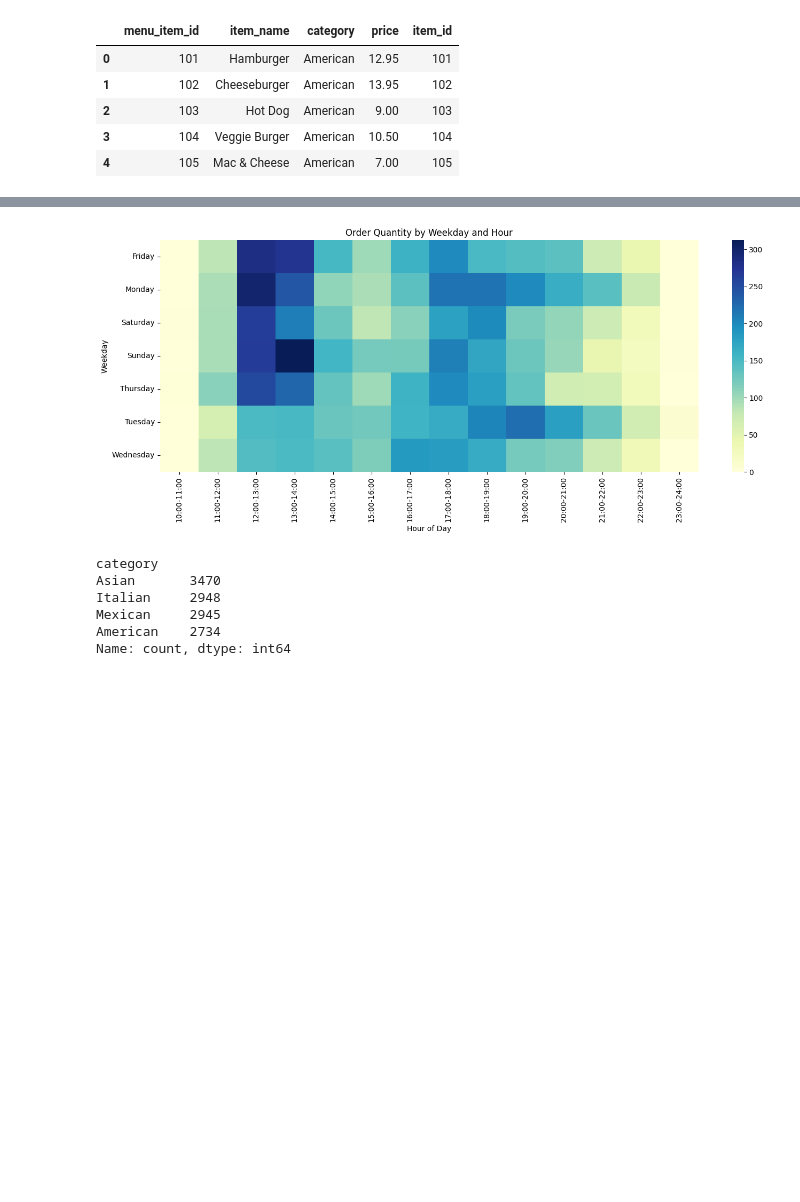
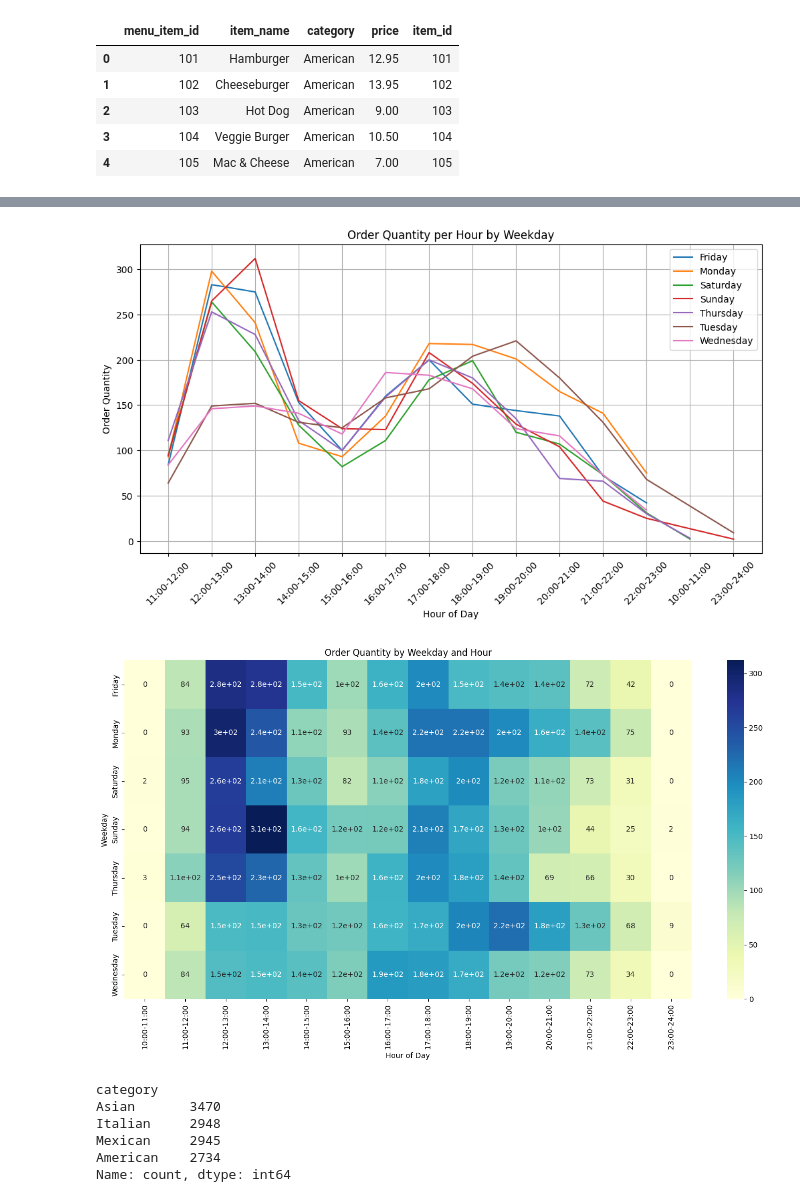
Before and after one commit to YaniaNada/Cafeteria_Analysis_OptiMeal_Project, a Jupyter notebook: exploratory_analysis.ipynb, the cells around one changed output, grey strips where cells are left out. Cells and saved outputs as stored; diff of their text form; code cells hidden in the pictures; blank space fills up the shorter version.

```diff
--- a/exploratory_analysis.ipynb
+++ b/exploratory_analysis.ipynb
@@ -101,0 +148,4 @@ dtype: int64
+# %%
+merged_df['order_per_hour'] = merged_df['order_datetime'].dt.floor('H')
+orders_per_hour = merged_df.groupby('order_per_hour').size().reset_index(name='count')
+merged_df.head()
@@ -102,12 +159,4 @@ dtype: int64
 # %%
-merged_df['order_date'] = pd.to_datetime(merged_df['order_date'], format = 'mixed')
-print(f' date data type: ',{type(merged_df["order_date"][1])})
-merged_df['order_time'] = pd.to_datetime(merged_df['order_time'], format = 'mixed').dt.time
-print(f' time data type: ',{type(merged_df["order_time"][1])})
-
-merged_df['time_seconds'] = merged_df['order_time'].apply(lambda x: x.hour * 3600 + x.minute * 60 + x.second)
-merged_df['weekday'] = merged_df['order_date'].dt.day_name()
-
-print(merged_df['weekday'].unique())
-print(merged_df.head())
+merged_df['weekday'] = merged_df['order_datetime'].dt.day_name()
+merged_df.head()
 # %% [output]
@@ -198,0 +177,4 @@ plt.show()
+# %%
+merged_df['hour'] = merged_df['order_per_hour'].dt.hour
+merged_df['minutes'] = merged_df['order_per_minute'].dt.minute
+merged_df.head()
@@ -249,0 +262,4 @@ plt.show()
+# %%
+merged_df['quantity'] = 1
+merged_df['quantity'] = merged_df['quantity'].astype(int)
+merged_df.head()
@@ -279,21 +308,33 @@ plt.tight_layout()
 # %%
-# Pivot the data for heatmap (rows=weekday, columns=hour)
-heatmap_data = order_counts.pivot_table(
+pivot_df = merged_df.groupby(['weekday', 'time_bucket']).agg(order_quantity=('order_id', 'count')).reset_index()
+
+plt.figure(figsize=(12, 6))
+sns.lineplot(data=pivot_df, x='time_bucket', y='order_quantity', hue='weekday')
+plt.xticks(rotation=45)
+plt.grid(True)
+plt.title("Order Quantity per Hour by Weekday")
+plt.xlabel("Hour of Day")
+plt.ylabel("Order Quantity")
+plt.legend()
+
+heatmap_data = pivot_df.pivot_table(
     index='weekday',
     columns='time_bucket',
     values='order_quantity',
     fill_value=0
 )
 
-plt.figure(figsize=(14, 6))
-sns.heatmap(heatmap_data, cmap="YlGnBu")
+plt.figure(figsize=(14, 8))
+sns.heatmap(heatmap_data, cmap="YlGnBu", annot=True)
 plt.title("Order Quantity by Weekday and Hour")
 plt.xlabel("Hour of Day")
 plt.ylabel("Weekday")
+
 plt.tight_layout()
 plt.show()
 # %% [output]
-[figure, old version]
+[figure, new version]
+[figure, added]
 # %%
 print(merged_df['category'].value_counts())
 # %% [output]
```
Also changed, not shown: parts of 47 cells of this notebook.
